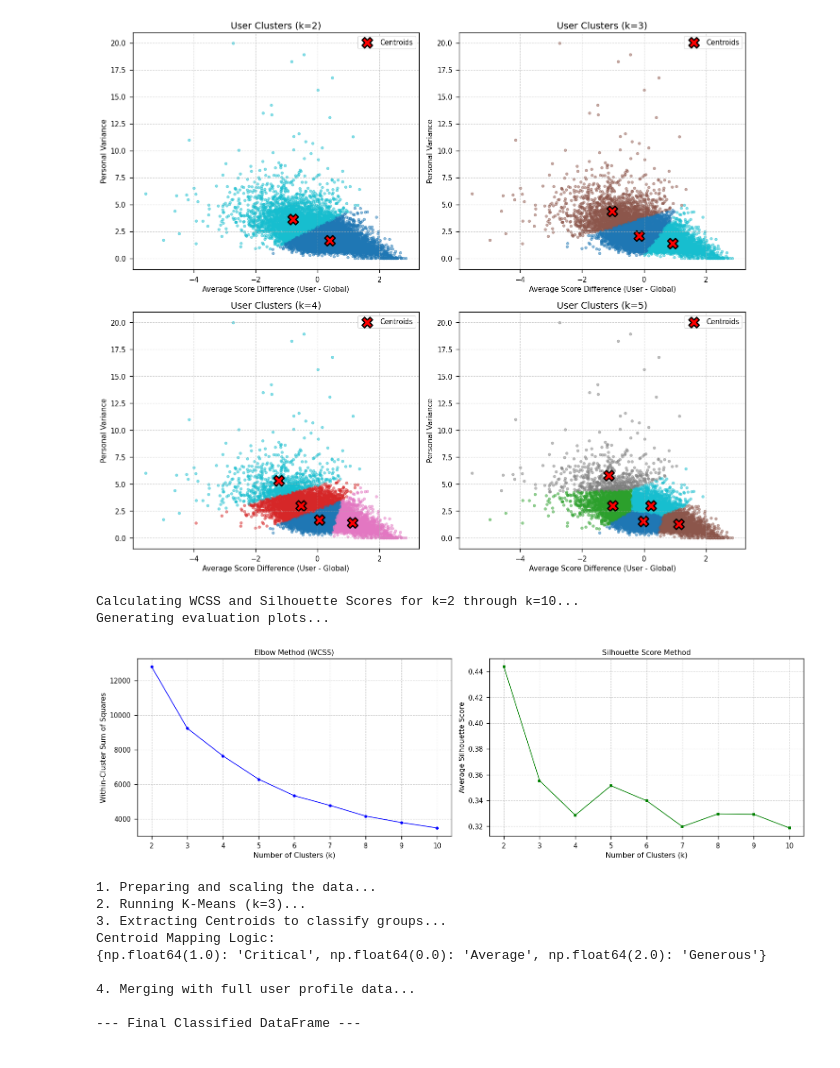
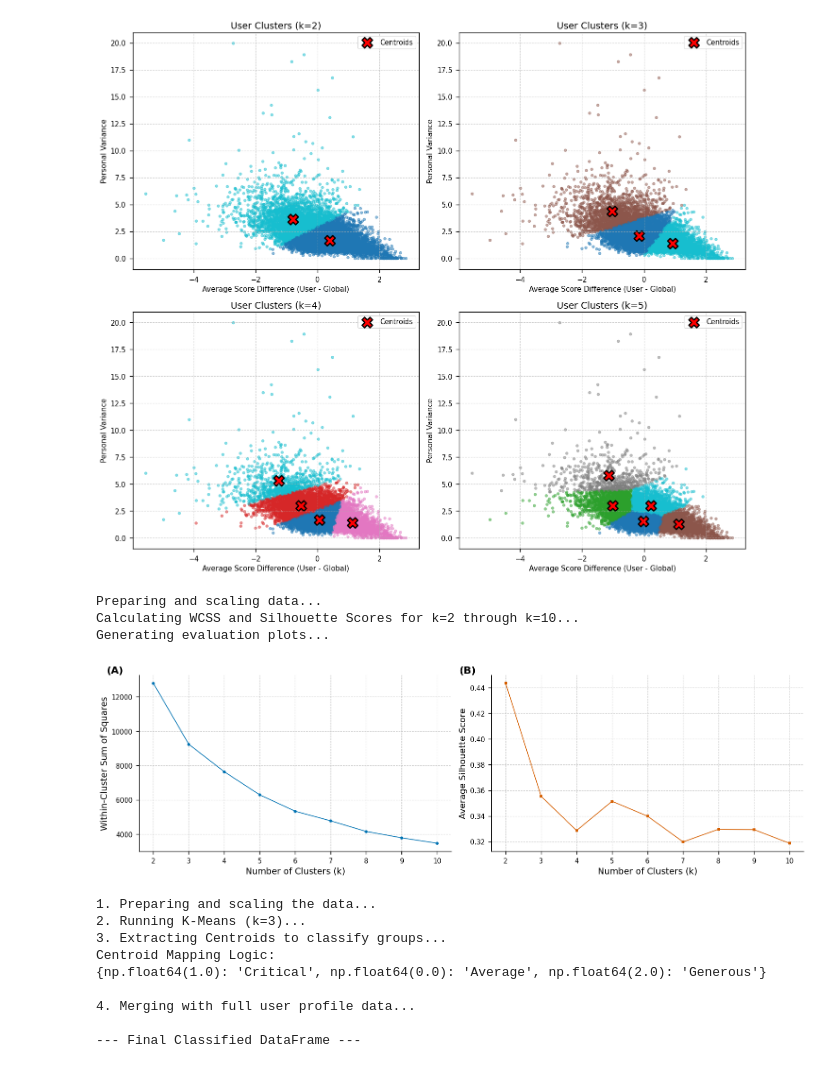
Before and after one commit to KadenLu/Kaden-s-Individual-Project, a Jupyter notebook: Kaden's_Attempt.ipynb, the cells around one changed output. Cells and saved outputs as stored; diff of their text form; code cells hidden in the pictures.

```diff
--- a/Kaden's_Attempt.ipynb
+++ b/Kaden's_Attempt.ipynb
@@ -243,7 +246,16 @@ Cluster 4: Avg Score Diff = 0.2217, Personal Variance = 2.9894
 
 from sklearn.cluster import KMeans
 from sklearn.metrics import silhouette_score
+from sklearn.preprocessing import StandardScaler
 import matplotlib.pyplot as plt
+import seaborn as sns
+import numpy as np
+
+print("Preparing and scaling data...")
+# Ensure data is prepared and scaled
+cluster_df = final_user_stats[['personal_variance', 'avg_score_diff']].dropna()
+scaler = StandardScaler()
+scaled_features = scaler.fit_transform(cluster_df)
 
 print("Calculating WCSS and Silhouette Scores for k=2 through k=10...")
 # Define the range of k we want to test
@@ -253,42 +265,50 @@ wcss = []
 silhouette_scores = []
 
 for k in k_range:
     # Fit the model
     kmeans = KMeans(n_clusters=k, random_state=42, n_init='auto')
     cluster_labels = kmeans.fit_predict(scaled_features)
 
     # 1. Append WCSS (Inertia)
     wcss.append(kmeans.inertia_)
 
     # 2. Append Silhouette Score
     score = silhouette_score(scaled_features, cluster_labels, random_state=42)
     silhouette_scores.append(score)
 
 print("Generating evaluation plots...")
 fig, (ax1, ax2) = plt.subplots(1, 2, figsize=(16, 5))
 
 # Plot 1: Elbow Method (WCSS)
-ax1.plot(k_range, wcss, marker='o', linestyle='-', color='b')
-ax1.set_title('Elbow Method (WCSS)')
-ax1.set_xlabel('Number of Clusters (k)')
-ax1.set_ylabel('Within-Cluster Sum of Squares')
+# Color: #0072b2 (Blue from Okabe-Ito palette)
+ax1.plot(k_range, wcss, marker='o', linestyle='-', color='#0072b2')
+ax1.set_xlabel('Number of Clusters (k)', fontsize=14)
+ax1.set_ylabel('Within-Cluster Sum of Squares', fontsize=14)
 ax1.set_xticks(k_range)
 ax1.grid(True, linestyle='--', alpha=0.6)
+ax1.text(-0.05, 1.05, '(A)', transform=ax1.transAxes, fontsize=16, fontweight='bold', va='top', ha='right')
 
 # Plot 2: Silhouette Score
-ax2.plot(k_range, silhouette_scores, marker='s', linestyle='-', color='g')
-ax2.set_title('Silhouette Score Method')
-ax2.set_xlabel('Number of Clusters (k)')
-ax2.set_ylabel('Average Silhouette Score')
+# Color: #d55e00 (Vermillion from Okabe-Ito palette)
+ax2.plot(k_range, silhouette_scores, marker='s', linestyle='-', color='#d55e00')
+ax2.set_xlabel('Number of Clusters (k)', fontsize=14)
+ax2.set_ylabel('Average Silhouette Score', fontsize=14)
 ax2.set_xticks(k_range)
 ax2.grid(True, linestyle='--', alpha=0.6)
+ax2.text(-0.05, 1.05, '(B)', transform=ax2.transAxes, fontsize=16, fontweight='bold', va='top', ha='right')
+
+# Remove borders
+sns.despine()
 
 plt.tight_layout()
+# Save the figure
+plt.savefig('cluster_evaluation.png', dpi=300)
 plt.show()
 # %% [output]
+Preparing and scaling data...
 Calculating WCSS and Silhouette Scores for k=2 through k=10...
 Generating evaluation plots...
-[figure, old version]
+[figure, new version]
 # %%
 #@title prepare data for training by populating user features
 
```
Also changed, not shown: parts of 5 cells of this notebook.
